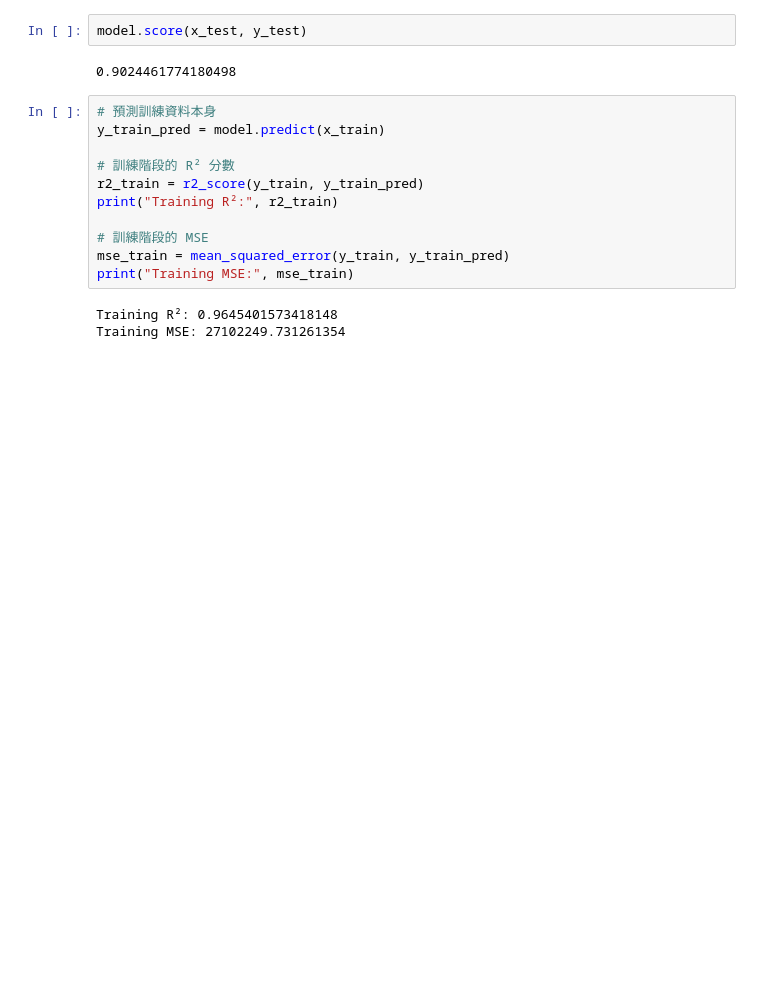
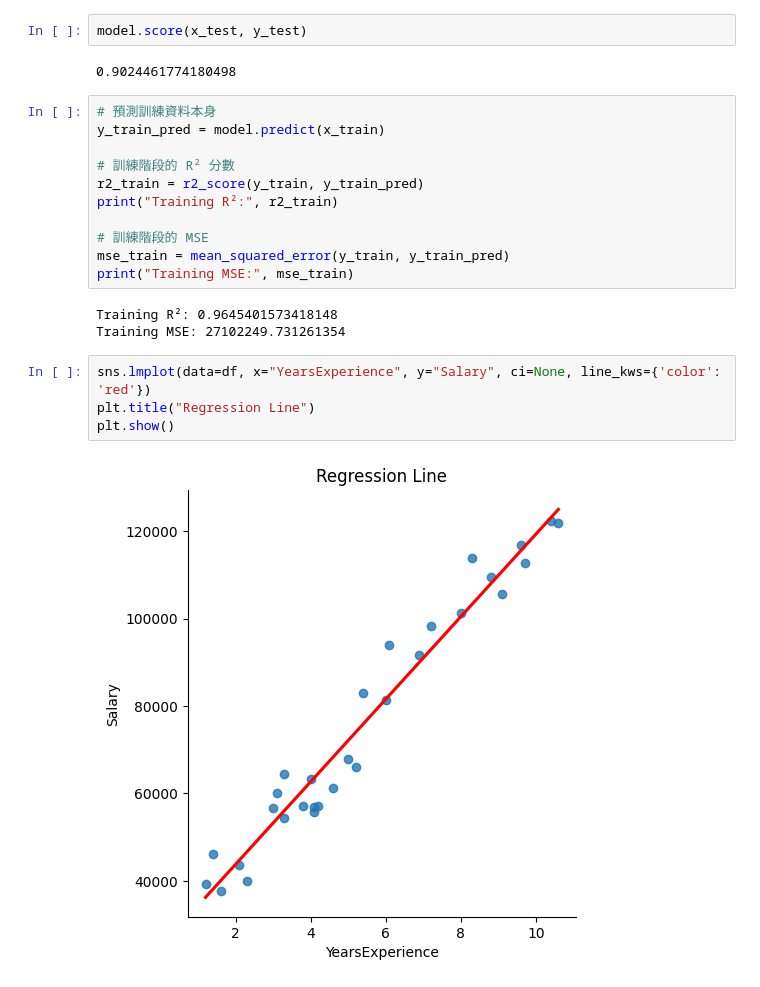
Before and after one commit to twcch/DSProjects, a Jupyter notebook: kaggle/datasets/Salary Dataset - Simple linear regression/report.ipynb, the cells around one changed output. Cells and saved outputs as stored; diff of their text form; blank space fills up the shorter version.

```diff
--- a/kaggle/datasets/Salary Dataset - Simple linear regression/report.ipynb
+++ b/kaggle/datasets/Salary Dataset - Simple linear regression/report.ipynb
@@ -72,3 +72,9 @@ print("Training MSE:", mse_train)
 # %% [output]
 Training R²: 0.9645401573418148
 Training MSE: 27102249.731261354
+# %%
+sns.lmplot(data=df, x="YearsExperience", y="Salary", ci=None, line_kws={'color': 'red'})
+plt.title("Regression Line")
+plt.show()
+# %% [output]
+[figure, added]
```
